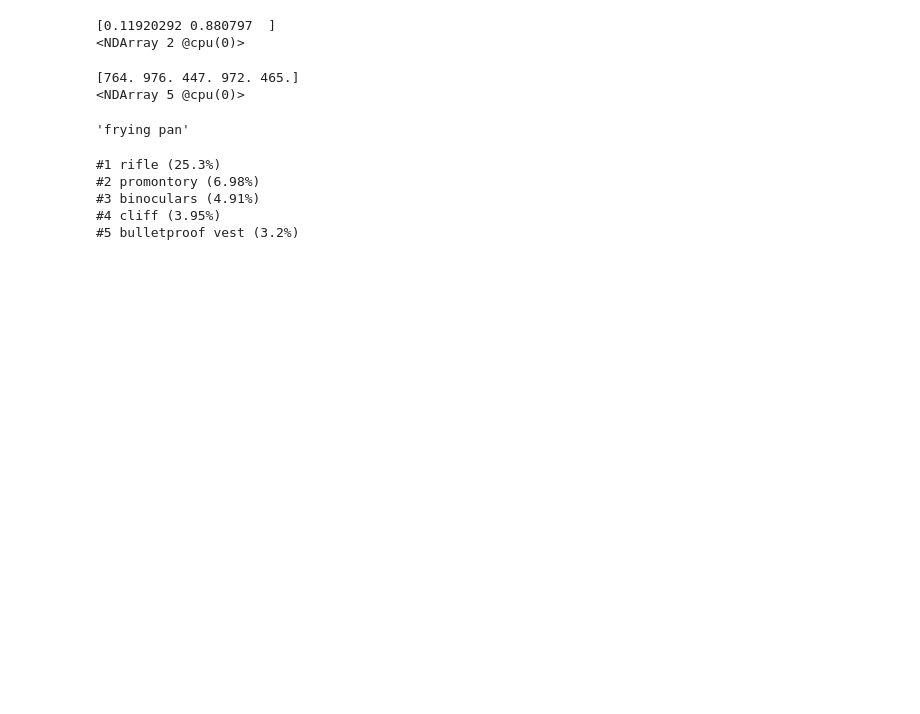
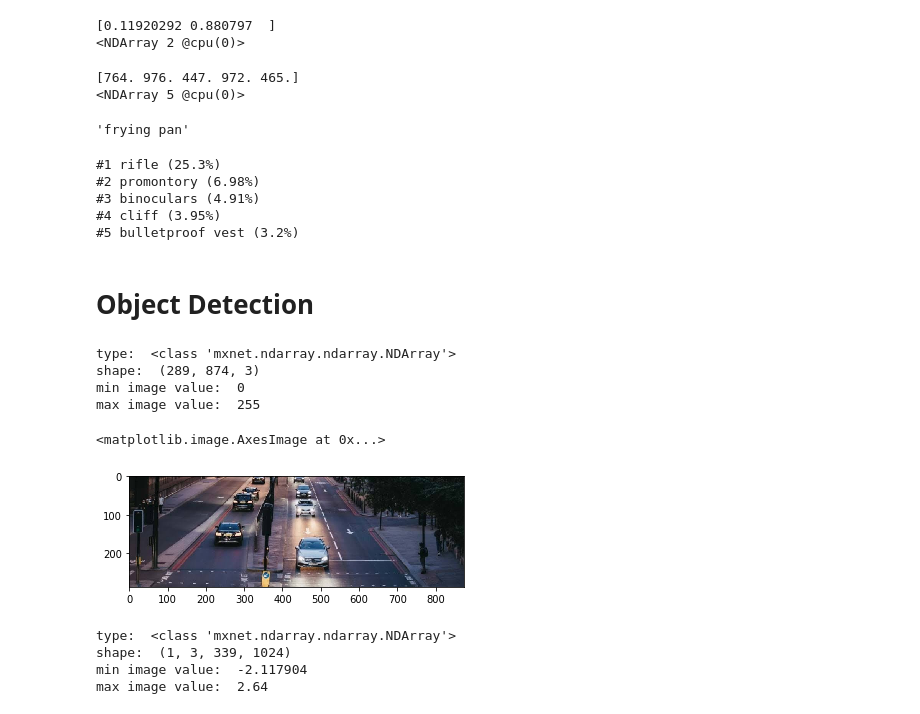
Before and after one commit to alinaqvii/AWS-GluonCV, a Jupyter notebook: GluonCV_26122019.ipynb, the cells around one changed output. Cells and saved outputs as stored; diff of their text form; code cells hidden in the pictures; blank space fills up the shorter version.

Commit message:
object detection-yolo3

```diff
--- a/GluonCV_26122019.ipynb
+++ b/GluonCV_26122019.ipynb
@@ -118,3 +118,32 @@ for i in range(k):
 #3 binoculars (4.91%)
 #4 cliff (3.95%)
 #5 bulletproof vest (3.2%)
+# %% [markdown]
+# Object Detection
+# %%
+image = mx.image.imread('traffic.jpeg')
+print('type: ',type(image))
+print('shape: ', image.shape)
+print('min image value: ', image.min().asscalar())
+print('max image value: ', image.max().asscalar())
+# %% [output]
+type:  <class 'mxnet.ndarray.ndarray.NDArray'>
+shape:  (289, 874, 3)
+min image value:  0
+max image value:  255
+# %%
+plt.imshow(image.asnumpy())
+# %% [output]
+<matplotlib.image.AxesImage at 0x...>
+[figure, added]
+# %%
+image, chw_image = gcv.data.transforms.presets.yolo.transform_test(image, short = 512)
+print('type: ',type(image))
+print('shape: ', image.shape)
+print('min image value: ', image.min().asscalar())
+print('max image value: ', image.max().asscalar())
+# %% [output]
+type:  <class 'mxnet.ndarray.ndarray.NDArray'>
+shape:  (1, 3, 339, 1024)
+min image value:  -2.117904
+max image value:  2.64
```
Also changed, not shown: parts of 11 cells of this notebook, 3 other files.
